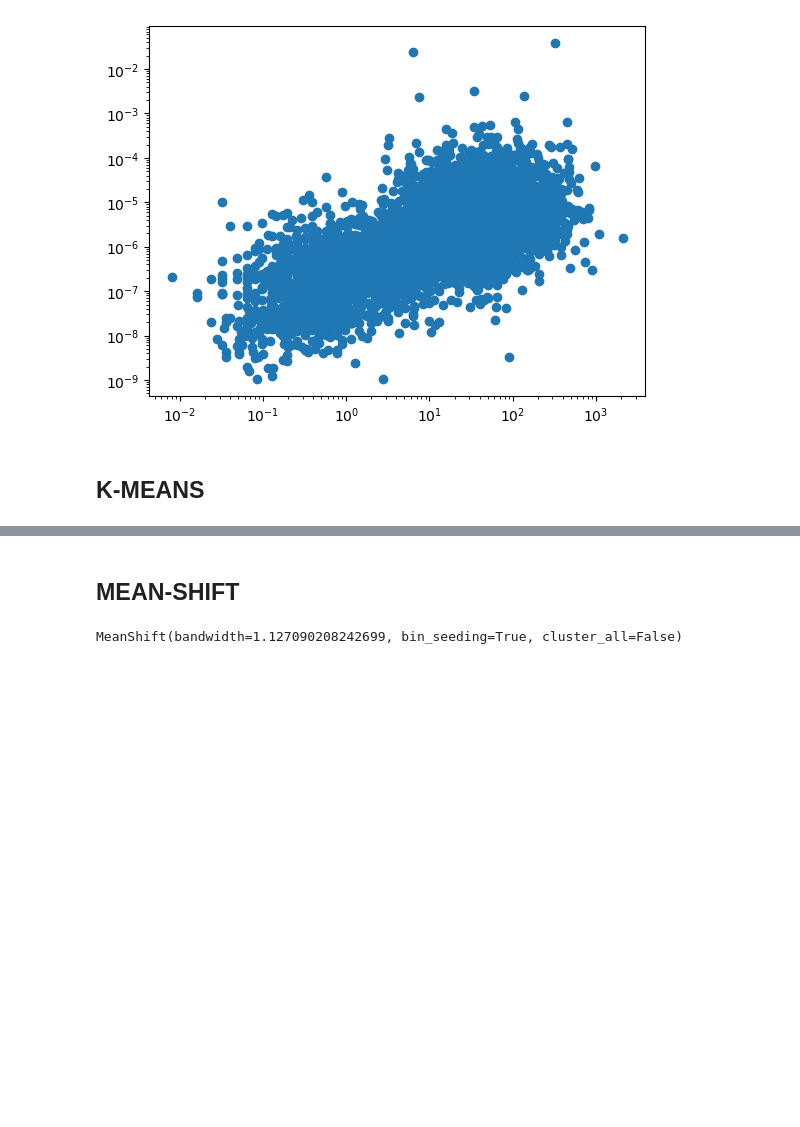
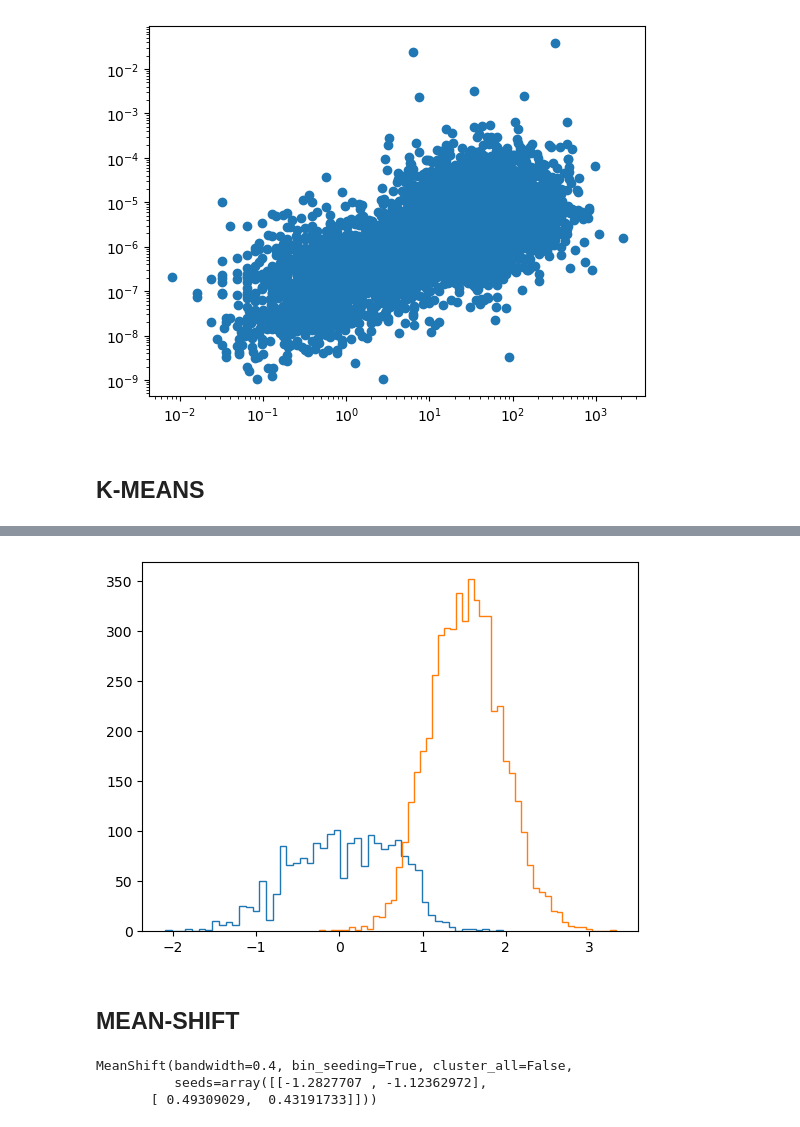
Before and after one commit to SimoneRestuccia/astrostatistics_bicocca_2024, a Jupyter notebook: working/L_14_01.ipynb, the cells around one changed output, grey strips where cells are left out. Saved outputs shown, nothing was run; the diff lists cells and outputs as text; code cells hidden in the pictures; blank space fills up the shorter version.

```diff
--- a/working/L_14_01.ipynb
+++ b/working/L_14_01.ipynb
@@ -68,2 +68,7 @@ plt.scatter(centers[:,0],centers[:,1], color='black');
+# %%
+plt.hist(X[labels==0,0], 50, histtype='step')
+plt.hist(X[labels==1,0], 50, histtype='step');
+# %% [output]
+[figure, added]
 # %% [markdown]
 ## MEAN-SHIFT
@@ -70,15 +81,13 @@ plt.scatter(centers[:,0],centers[:,1], color='black');
 # %%
-scaler = preprocessing.StandardScaler()
-#bandwidth = 0.4
-Y = scaler.fit_transform(X)
-bandwidth = estimate_bandwidth(Y) # this takes a long time...beware
-ms = MeanShift(bandwidth=bandwidth,
-               bin_seeding=True,
-               cluster_all=False)
+bandwidth = 0.4
+#bandwidth = estimate_bandwidth(Y) # this takes a long time...beware
+ms = MeanShift(bandwidth=bandwidth, bin_seeding=True, cluster_all=False, seeds = centers2)
 
 ms.fit(Y)
 # %% [output]
-MeanShift(bandwidth=1.127090208242699, bin_seeding=True, cluster_all=False)
+MeanShift(bandwidth=0.4, bin_seeding=True, cluster_all=False,
+          seeds=array([[-1.2827707 , -1.12362972],
+       [ 0.49309029,  0.43191733]]))
 # %%
 labels_unique = np.unique(ms.labels_)
 n_clusters = len(labels_unique[labels_unique >= 0])
```
Also changed, not shown: parts of 5 cells of this notebook, 1 other file.
